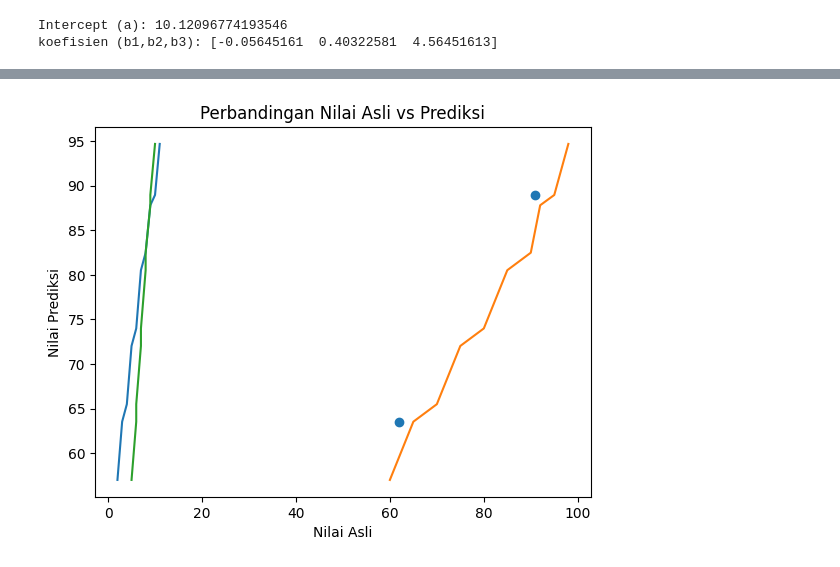
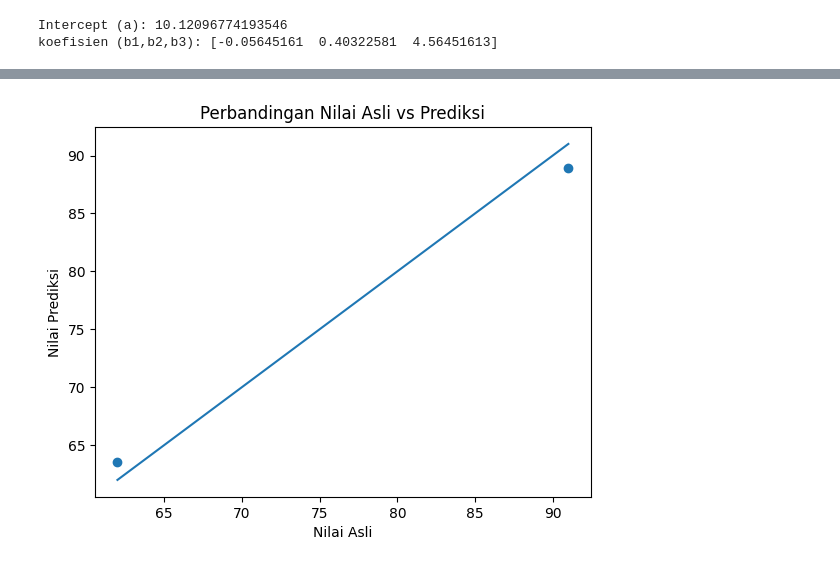
Before and after one commit to Fahmudiantosaputro/Tugas_Praktikum-AI-, a Jupyter notebook: Praktikum_RegresionBerganda.ipynb, the cells around one changed output, grey strips where cells are left out. Cells and saved outputs as stored; diff of their text form; code cells hidden in the pictures.

```diff
--- a/Praktikum_RegresionBerganda.ipynb
+++ b/Praktikum_RegresionBerganda.ipynb
@@ -58,9 +58,10 @@ Nilai Asli: [91 62]
 # %%
-plt.scatter(y_test, y_pred, label="Data Asli")
-plt.plot(x, model.predict(x))
+plt.scatter(y_test, y_pred)
+plt.plot([y_test.min(), y_test.max()],
+         [y_test.min(), y_test.max()])
 plt.xlabel("Nilai Asli")
 plt.ylabel("Nilai Prediksi")
 plt.title("Perbandingan Nilai Asli vs Prediksi")
 plt.show()
 # %% [output]
-[figure, old version]
+[figure, new version]
```
Also changed, not shown: parts of 1 cell of this notebook.
